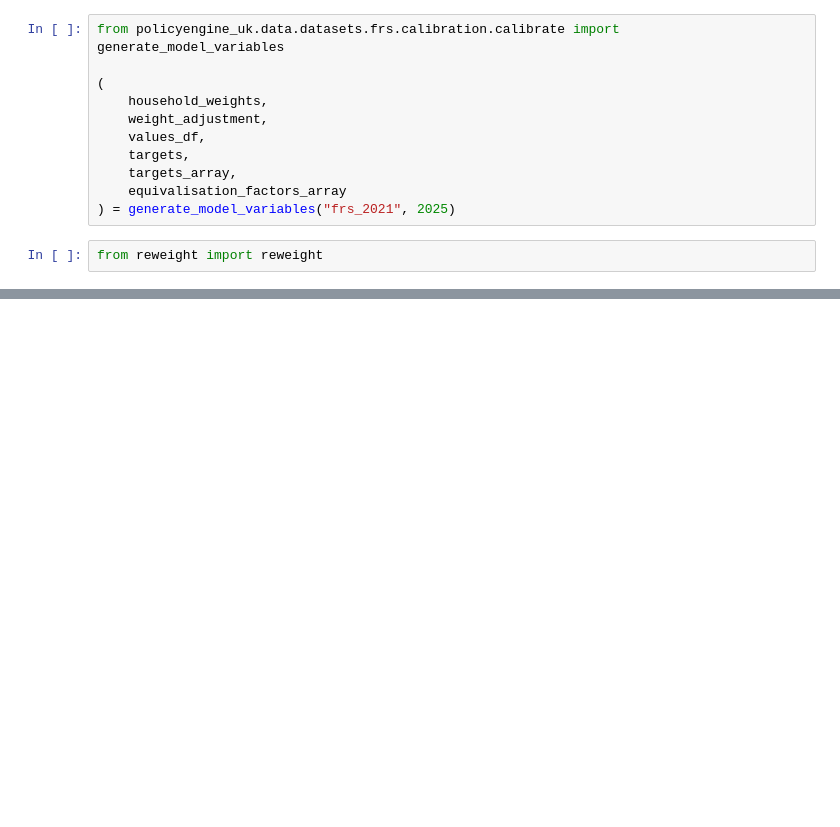
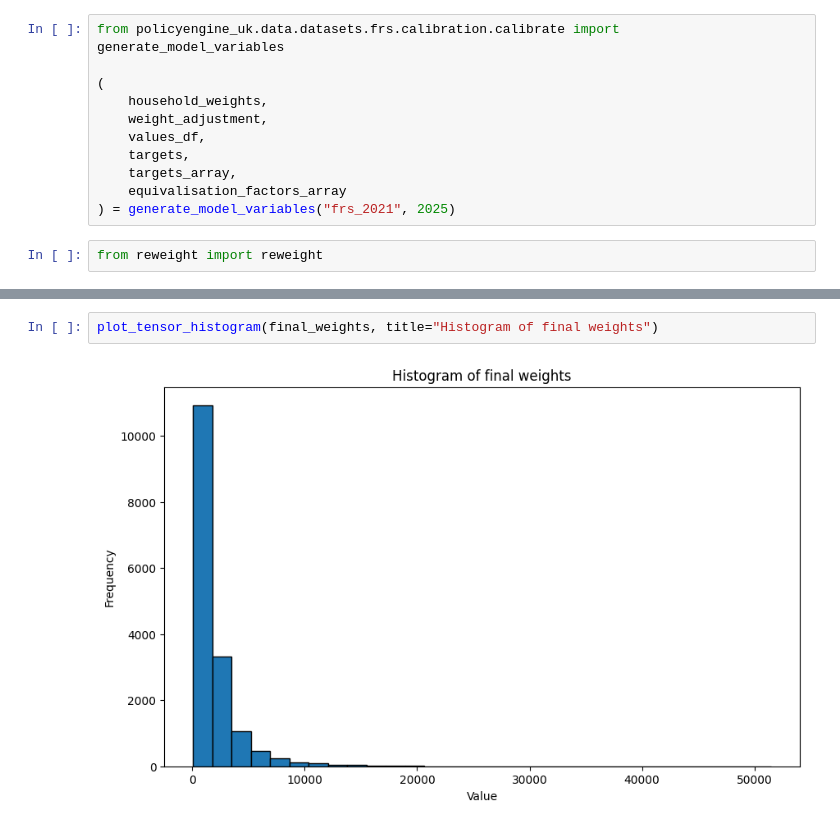
Before and after one commit to PolicyEngine/reweight, a Jupyter notebook: docs/testing_notebooks/uk-notebook.ipynb, the cells around one changed output, grey strips where cells are left out. Drawn from its saved outputs; the diff is of its cells as text; blank space fills up the shorter version.

```diff
--- a/docs/testing_notebooks/uk-notebook.ipynb
+++ b/docs/testing_notebooks/uk-notebook.ipynb
@@ -37,0 +77,4 @@ print(nonzero_proportion(final_weights))
+# %%
+plot_tensor_histogram(final_weights, title="Histogram of final weights")
+# %% [output]
+[figure, added]
```
Also changed, not shown: parts of 4 cells of this notebook, 2 other files.
